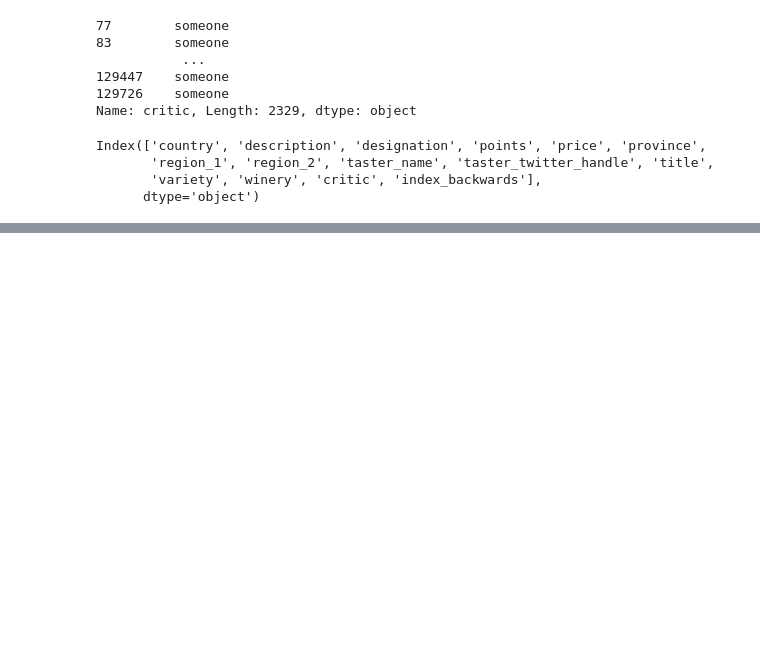
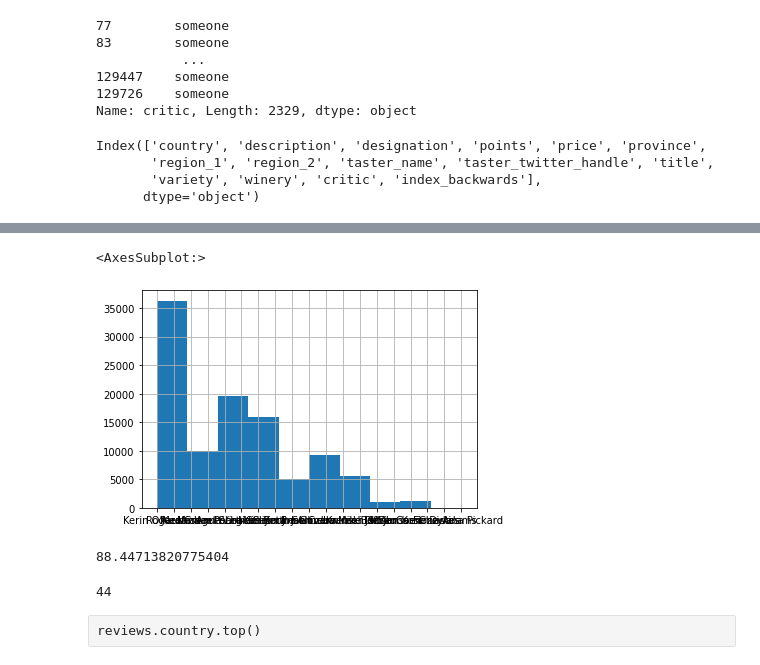
Before and after one commit to hari-viswanathan/learning, a Jupyter notebook: pandas_practice.ipynb, the cells around one changed output, grey strips where cells are left out. Saved outputs shown, nothing was run; the diff lists cells and outputs as text; code cells hidden in the pictures; blank space fills up the shorter version.

```diff
--- a/pandas_practice.ipynb
+++ b/pandas_practice.ipynb
@@ -503,0 +543,15 @@ reviews.new_index_backwards = range(len(reviews), 0, -1)
+# %%
+reviews.taster_name.hist()
+# %% [output]
+<AxesSubplot:>
+[figure, added]
+# %%
+reviews.points.mean()
+# %% [output]
+88.44713820775404
+# %%
+len(reviews.country.unique())
+# %% [output]
+44
+# %% [raw]
+reviews.country.top()
```
Also changed, not shown: parts of 37 cells of this notebook.
